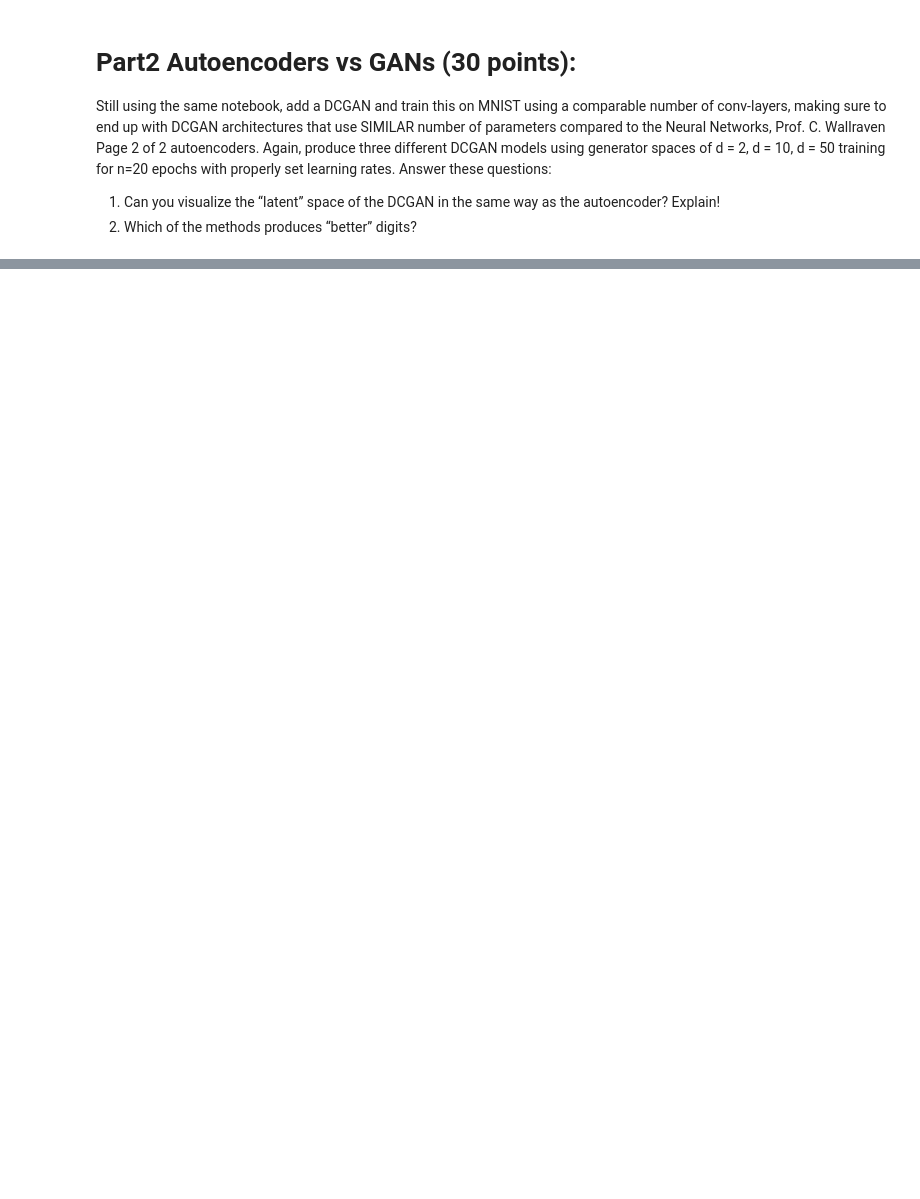
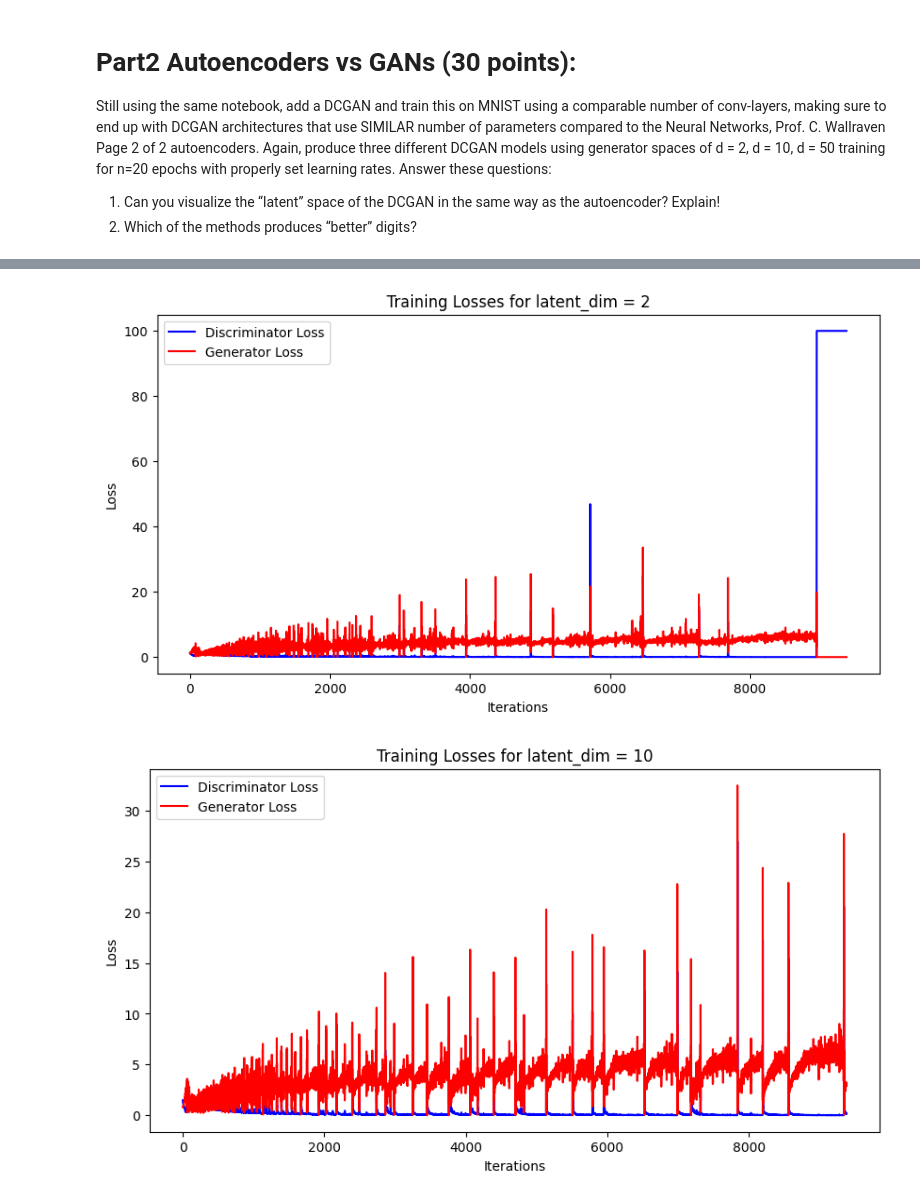
Before and after one commit to jshim0978/KU_NN, a Jupyter notebook: 2023020923_2023020928_A4/AE_vs_GAN.ipynb, the cells around one changed output, grey strips where cells are left out. Drawn from its saved outputs; the diff is of its cells as text; code cells hidden in the pictures; blank space fills up the shorter version.

```diff
--- a/2023020923_2023020928_A4/AE_vs_GAN.ipynb
+++ b/2023020923_2023020928_A4/AE_vs_GAN.ipynb
@@ -728,9 +881,3 @@ for epoch in range(num_epochs):
 
     t_end = time.time()
     duration_avg = (t_end - t_start) / (epoch + 1.0)
-# %%
-dataloaderSorted = torch.utils.data.DataLoader(trainset, batch_size=60000, shuffle=False, num_workers=4)
-
-for n_batch, data in enumerate(dataloaderSorted):
-    img, labels = data[0].to(device), data[1].detach().cpu().numpy()
-plt.figure(figsize=(10,10))
@@ -762,0 +884,18 @@ plt.show()
+# %%
+import plotly.graph_objs as go
+from plotly.subplots import make_subplots
+from ipywidgets import interact
+fig = make_subplots(rows=4, cols=4)
+
+for i in range(4):
+    for j in range(4):
+        fig.append_trace(go.Image(z=np.zeros((32,32,3))),row=i+1,col=j+1)
+fig = go.FigureWidget(fig)
+fig.update_xaxes(showticklabels=False)
+fig.update_yaxes(showticklabels=False)
+fig.update_layout(
+    autosize=False,
+    width=800,
+    height=800,
+)
+fig
@@ -910,0 +991,21 @@ for epoch in range(num_epochs):
+# %%
+import matplotlib.pyplot as plt
+
+# Assuming losses_per_dim is the dictionary you filled during training
+for latent_dim, losses in losses_per_dim.items():
+    plt.figure(figsize=(10, 5))
+
+    # Plot Discriminator Loss
+    plt.plot(losses['discriminator'], label='Discriminator Loss', color='blue')
+
+    # Plot Generator Loss
+    plt.plot(losses['generator'], label='Generator Loss', color='red')
+
+    plt.title(f"Training Losses for latent_dim = {latent_dim}")
+    plt.xlabel('Iterations')
+    plt.ylabel('Loss')
+    plt.legend()
+    plt.show()
+# %% [output]
+[figure, added]
+[figure, added]
```
Also changed, not shown: parts of 19 cells of this notebook.
